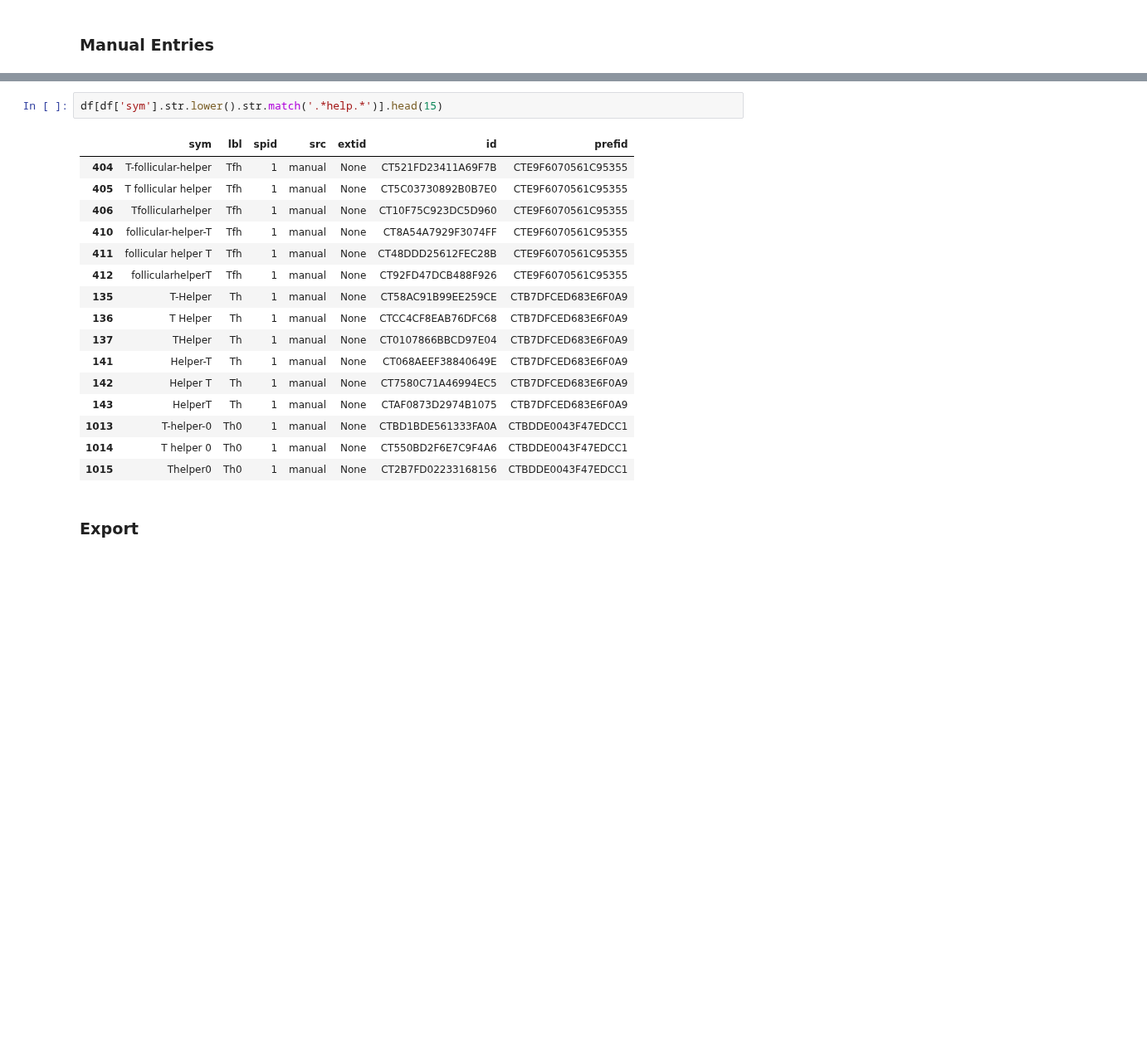
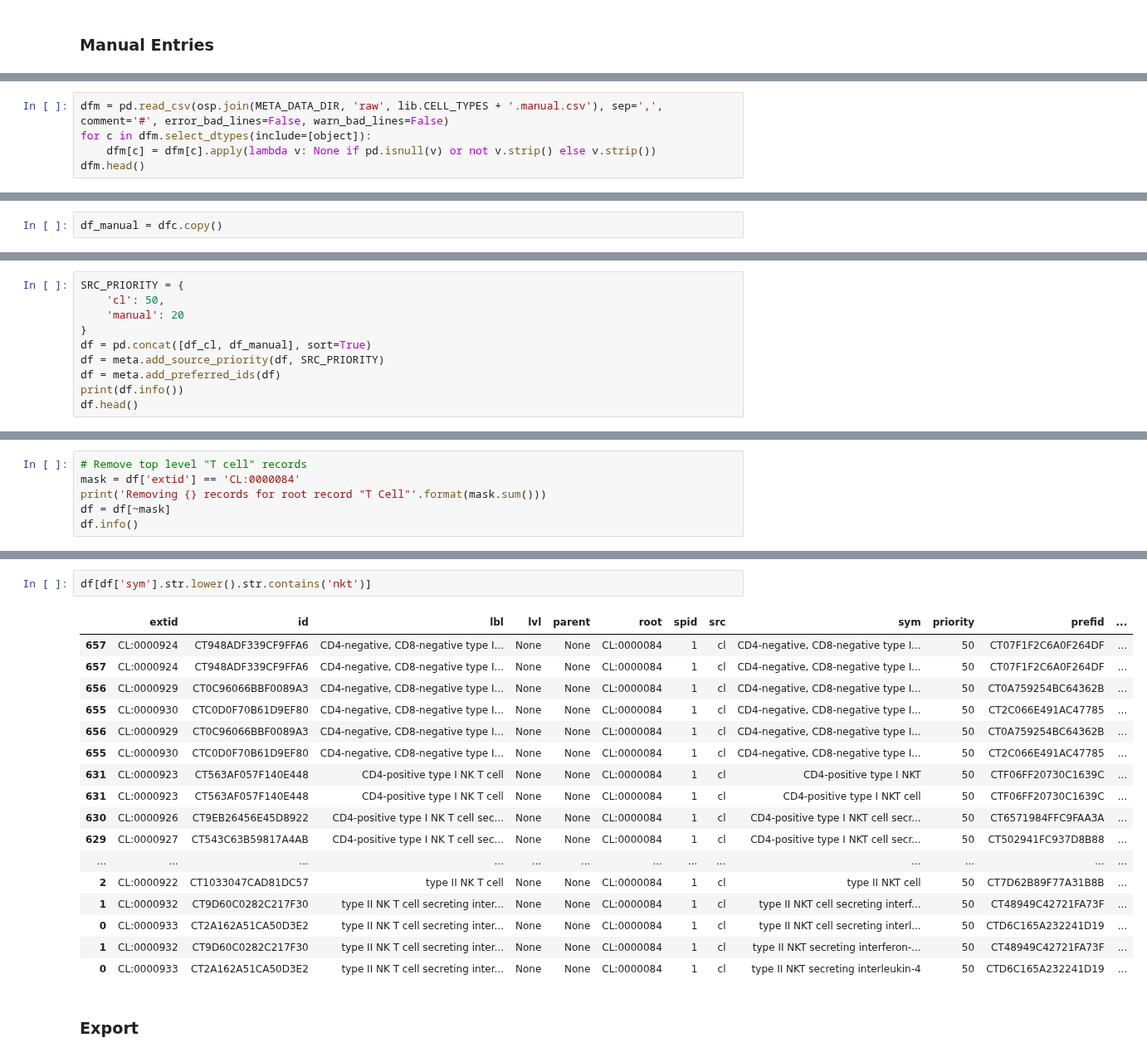
Before and after one commit to hammerlab/t-cell-relation-extraction, a Jupyter notebook: pipeline/03-meta-cell-types.ipynb, the cells around one changed output, grey strips where cells are left out. Shown at 83% size. Saved outputs shown, nothing was run; the diff lists cells and outputs as text; blank space fills up the shorter version.

Commit message:
Merging CL import and manual surface forms

```diff
--- a/pipeline/03-meta-cell-types.ipynb
+++ b/pipeline/03-meta-cell-types.ipynb
@@ -135,0 +132,5 @@ cell_types = [
+# %%
+dfm = pd.read_csv(osp.join(META_DATA_DIR, 'raw', lib.CELL_TYPES + '.manual.csv'), sep=',', comment='#', error_bad_lines=False, warn_bad_lines=False)
+for c in dfm.select_dtypes(include=[object]):
+    dfm[c] = dfm[c].apply(lambda v: None if pd.isnull(v) or not v.strip() else v.strip())
+dfm.head()
@@ -169,0 +209,2 @@ df.head()
+# %%
+df_manual = dfc.copy()
@@ -169,0 +213,10 @@ df.head()
+# %%
+SRC_PRIORITY = {
+    'cl': 50,
+    'manual': 20
+}
+df = pd.concat([df_cl, df_manual], sort=True)
+df = meta.add_source_priority(df, SRC_PRIORITY)
+df = meta.add_preferred_ids(df)
+print(df.info())
+df.head()
@@ -169,0 +266,6 @@ df.head()
+# %%
+# Remove top level "T cell" records
+mask = df['extid'] == 'CL:0000084'
+print('Removing {} records for root record "T Cell"'.format(mask.sum()))
+df = df[~mask]
+df.info()
@@ -170,22 +314,23 @@ df.head()
 # %%
-df[df['sym'].str.lower().str.match('.*help.*')].head(15)
+df[df['sym'].str.lower().str.contains('nkt')]
 # %% [output]
-|  | sym | lbl | spid | src | extid | id | prefid |
-| 404 | T-follicular-helper | Tfh | 1 | manual | None | CT521FD23411A69F7B | CTE9F6070561C95355 |
-| 405 | T follicular helper | Tfh | 1 | manual | None | CT5C03730892B0B7E0 | CTE9F6070561C95355 |
-| 406 | Tfollicularhelper | Tfh | 1 | manual | None | CT10F75C923DC5D960 | CTE9F6070561C95355 |
-| 410 | follicular-helper-T | Tfh | 1 | manual | None | CT8A54A7929F3074FF | CTE9F6070561C95355 |
-| 411 | follicular helper T | Tfh | 1 | manual | None | CT48DDD25612FEC28B | CTE9F6070561C95355 |
-| 412 | follicularhelperT | Tfh | 1 | manual | None | CT92FD47DCB488F926 | CTE9F6070561C95355 |
-| 135 | T-Helper | Th | 1 | manual | None | CT58AC91B99EE259CE | CTB7DFCED683E6F0A9 |
-| 136 | T Helper | Th | 1 | manual | None | CTCC4CF8EAB76DFC68 | CTB7DFCED683E6F0A9 |
-| 137 | THelper | Th | 1 | manual | None | CT0107866BBCD97E04 | CTB7DFCED683E6F0A9 |
-| 141 | Helper-T | Th | 1 | manual | None | CT068AEEF38840649E | CTB7DFCED683E6F0A9 |
-| 142 | Helper T | Th | 1 | manual | None | CT7580C71A46994EC5 | CTB7DFCED683E6F0A9 |
-| 143 | HelperT | Th | 1 | manual | None | CTAF0873D2974B1075 | CTB7DFCED683E6F0A9 |
-| 1013 | T-helper-0 | Th0 | 1 | manual | None | CTBD1BDE561333FA0A | CTBDDE0043F47EDCC1 |
-| 1014 | T helper 0 | Th0 | 1 | manual | None | CT550BD2F6E7C9F4A6 | CTBDDE0043F47EDCC1 |
-| 1015 | Thelper0 | Th0 | 1 | manual | None | CT2B7FD02233168156 | CTBDDE0043F47EDCC1 |
+|  | extid | id | lbl | lvl | parent | root | spid | src | sym | priority | prefid | ... |
+| 657 | CL:0000924 | CT948ADF339CF9FFA6 | CD4-negative, CD8-negative type I... | None | None | CL:0000084 | 1 | cl | CD4-negative, CD8-negative type I... | 50 | CT07F1F2C6A0F264DF | ... |
+| 657 | CL:0000924 | CT948ADF339CF9FFA6 | CD4-negative, CD8-negative type I... | None | None | CL:0000084 | 1 | cl | CD4-negative, CD8-negative type I... | 50 | CT07F1F2C6A0F264DF | ... |
+| 656 | CL:0000929 | CT0C96066BBF0089A3 | CD4-negative, CD8-negative type I... | None | None | CL:0000084 | 1 | cl | CD4-negative, CD8-negative type I... | 50 | CT0A759254BC64362B | ... |
+| 655 | CL:0000930 | CTC0D0F70B61D9EF80 | CD4-negative, CD8-negative type I... | None | None | CL:0000084 | 1 | cl | CD4-negative, CD8-negative type I... | 50 | CT2C066E491AC47785 | ... |
+| 656 | CL:0000929 | CT0C96066BBF0089A3 | CD4-negative, CD8-negative type I... | None | None | CL:0000084 | 1 | cl | CD4-negative, CD8-negative type I... | 50 | CT0A759254BC64362B | ... |
+| 655 | CL:0000930 | CTC0D0F70B61D9EF80 | CD4-negative, CD8-negative type I... | None | None | CL:0000084 | 1 | cl | CD4-negative, CD8-negative type I... | 50 | CT2C066E491AC47785 | ... |
+| 631 | CL:0000923 | CT563AF057F140E448 | CD4-positive type I NK T cell | None | None | CL:0000084 | 1 | cl | CD4-positive type I NKT | 50 | CTF06FF20730C1639C | ... |
+| 631 | CL:0000923 | CT563AF057F140E448 | CD4-positive type I NK T cell | None | None | CL:0000084 | 1 | cl | CD4-positive type I NKT cell | 50 | CTF06FF20730C1639C | ... |
+| 630 | CL:0000926 | CT9EB26456E45D8922 | CD4-positive type I NK T cell sec... | None | None | CL:0000084 | 1 | cl | CD4-positive type I NKT cell secr... | 50 | CT6571984FFC9FAA3A | ... |
+| 629 | CL:0000927 | CT543C63B59817A4AB | CD4-positive type I NK T cell sec... | None | None | CL:0000084 | 1 | cl | CD4-positive type I NKT cell secr... | 50 | CT502941FC937D8B88 | ... |
+| ... | ... | ... | ... | ... | ... | ... | ... | ... | ... | ... | ... | ... |
+| 2 | CL:0000922 | CT1033047CAD81DC57 | type II NK T cell | None | None | CL:0000084 | 1 | cl | type II NKT cell | 50 | CT7D62B89F77A31B8B | ... |
+| 1 | CL:0000932 | CT9D60C0282C217F30 | type II NK T cell secreting inter... | None | None | CL:0000084 | 1 | cl | type II NKT cell secreting interf... | 50 | CT48949C42721FA73F | ... |
+| 0 | CL:0000933 | CT2A162A51CA50D3E2 | type II NK T cell secreting inter... | None | None | CL:0000084 | 1 | cl | type II NKT cell secreting interl... | 50 | CTD6C165A232241D19 | ... |
+| 1 | CL:0000932 | CT9D60C0282C217F30 | type II NK T cell secreting inter... | None | None | CL:0000084 | 1 | cl | type II NKT secreting interferon-... | 50 | CT48949C42721FA73F | ... |
+| 0 | CL:0000933 | CT2A162A51CA50D3E2 | type II NK T cell secreting inter... | None | None | CL:0000084 | 1 | cl | type II NKT secreting interleukin-4 | 50 | CTD6C165A232241D19 | ... |
 # %% [markdown]
 ### Export
 # %%
```
Also changed, not shown: parts of 25 cells of this notebook, 2 other files.
